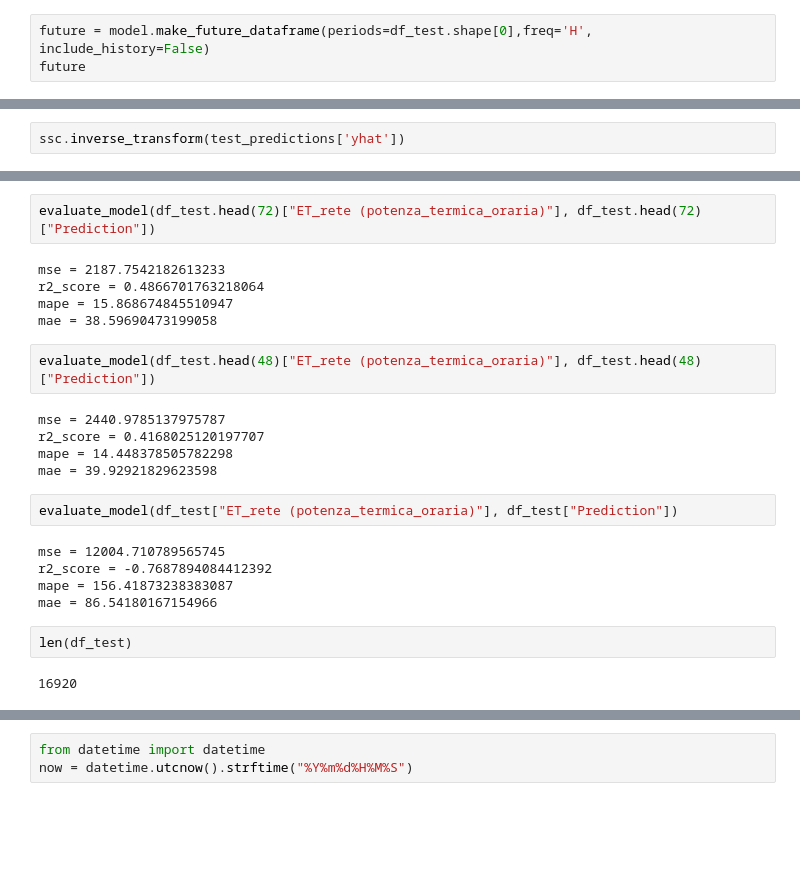
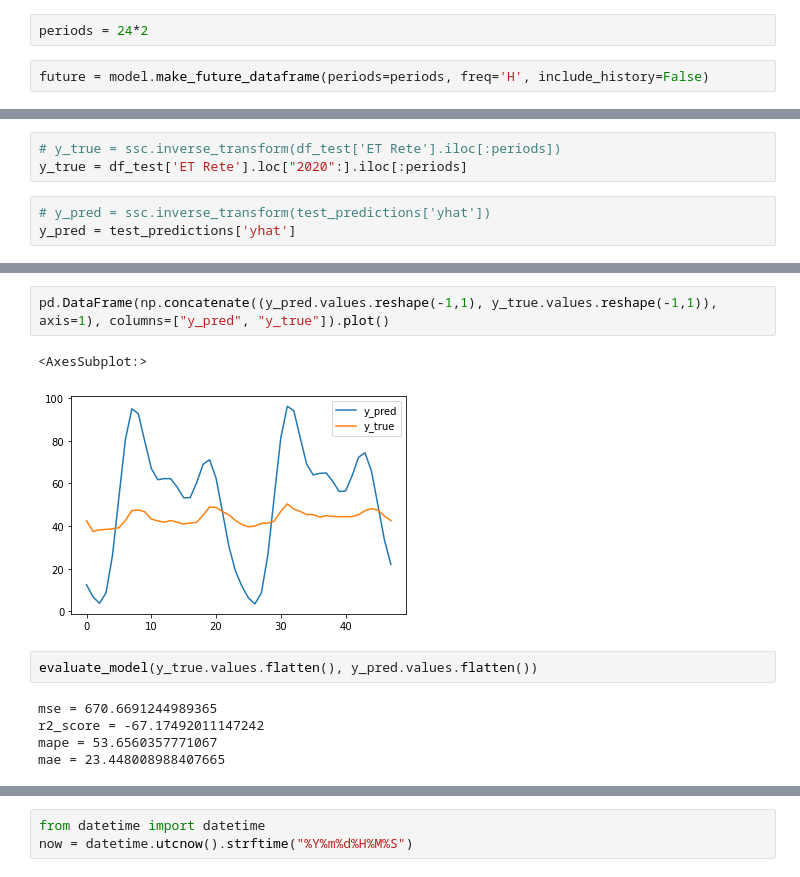
Before and after one commit to matteo-martignon/Thermic-Energy-Forecast, a Jupyter notebook: PROPHET.ipynb, the cells around one changed output, grey strips where cells are left out. Drawn from its saved outputs; the diff is of its cells as text; blank space fills up the shorter version.

Commit message:
models update

```diff
--- a/PROPHET.ipynb
+++ b/PROPHET.ipynb
@@ -135,4 +74,5 @@ Wall time: 2min 31s
 <fbprophet.forecaster.Prophet at 0x...>
+# %%
+periods = 24*2
 # %%
-future = model.make_future_dataframe(periods=df_test.shape[0],freq='H', include_history=False)
-future
+future = model.make_future_dataframe(periods=periods, freq='H', include_history=False)
@@ -173,2 +84,6 @@ Name: yhat, Length: 16920, dtype: float64
+# %%
+# y_true = ssc.inverse_transform(df_test['ET Rete'].iloc[:periods])
+y_true = df_test['ET Rete'].loc["2020":].iloc[:periods]
 # %%
-ssc.inverse_transform(test_predictions['yhat'])
+# y_pred = ssc.inverse_transform(test_predictions['yhat'])
+y_pred = test_predictions['yhat']
@@ -240,25 +90,12 @@ mae = 46.00130944016692
-# %%
-evaluate_model(df_test.head(72)["ET_rete (potenza_termica_oraria)"], df_test.head(72)["Prediction"])
-# %% [output]
-mse = 2187.7542182613233
-r2_score = 0.4866701763218064
-mape = 15.868674845510947
-mae = 38.59690473199058
-# %%
-evaluate_model(df_test.head(48)["ET_rete (potenza_termica_oraria)"], df_test.head(48)["Prediction"])
-# %% [output]
-mse = 2440.9785137975787
-r2_score = 0.4168025120197707
-mape = 14.448378505782298
-mae = 39.92921829623598
-# %%
-evaluate_model(df_test["ET_rete (potenza_termica_oraria)"], df_test["Prediction"])
-# %% [output]
-mse = 12004.710789565745
-r2_score = -0.7687894084412392
-mape = 156.41873238383087
-mae = 86.54180167154966
-# %%
-len(df_test)
-# %% [output]
-16920
+# %%
+pd.DataFrame(np.concatenate((y_pred.values.reshape(-1,1), y_true.values.reshape(-1,1)), axis=1), columns=["y_pred", "y_true"]).plot()
+# %% [output]
+<AxesSubplot:>
+[figure, added]
+# %%
+evaluate_model(y_true.values.flatten(), y_pred.values.flatten())
+# %% [output]
+mse = 670.6691244989365
+r2_score = -67.17492011147242
+mape = 53.6560357771067
+mae = 23.448008988407665
```
Also changed, not shown: parts of 57 cells of this notebook, 12 other files.
